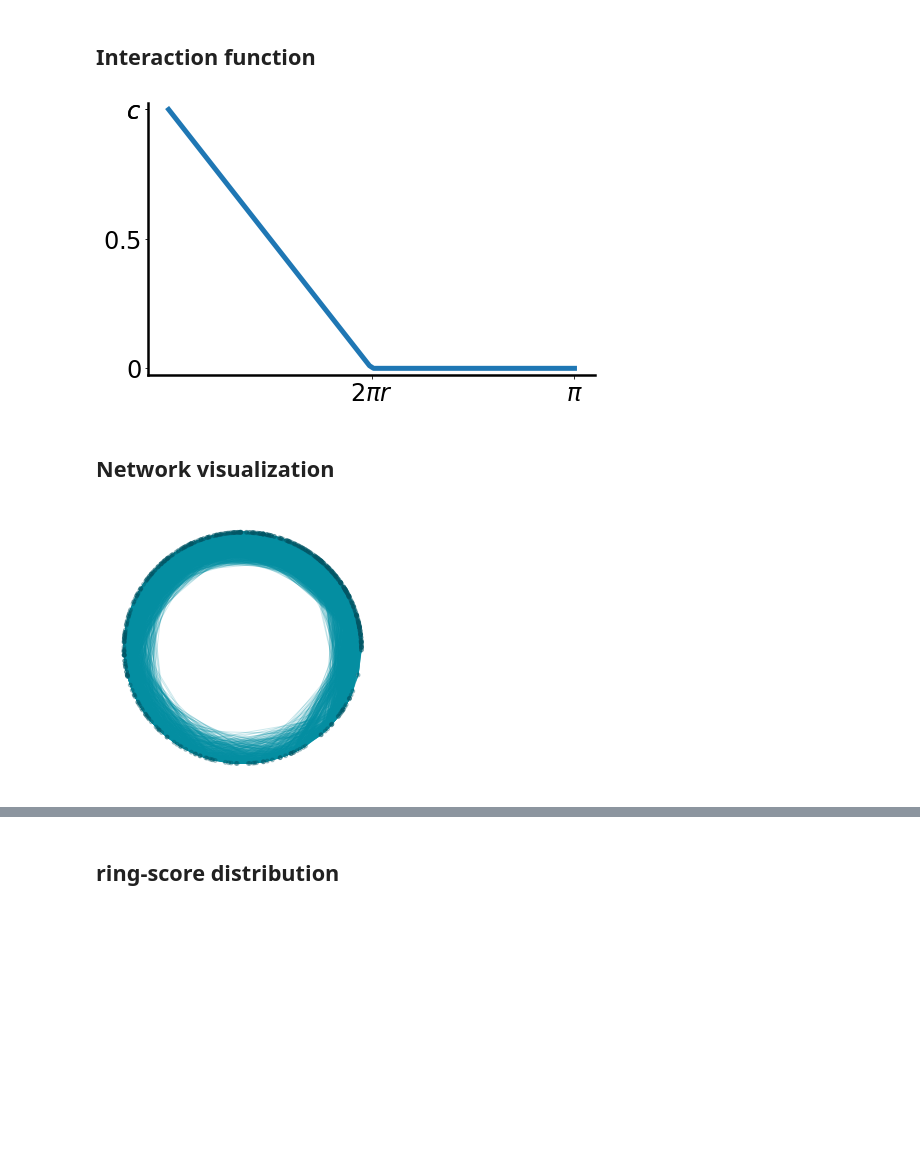
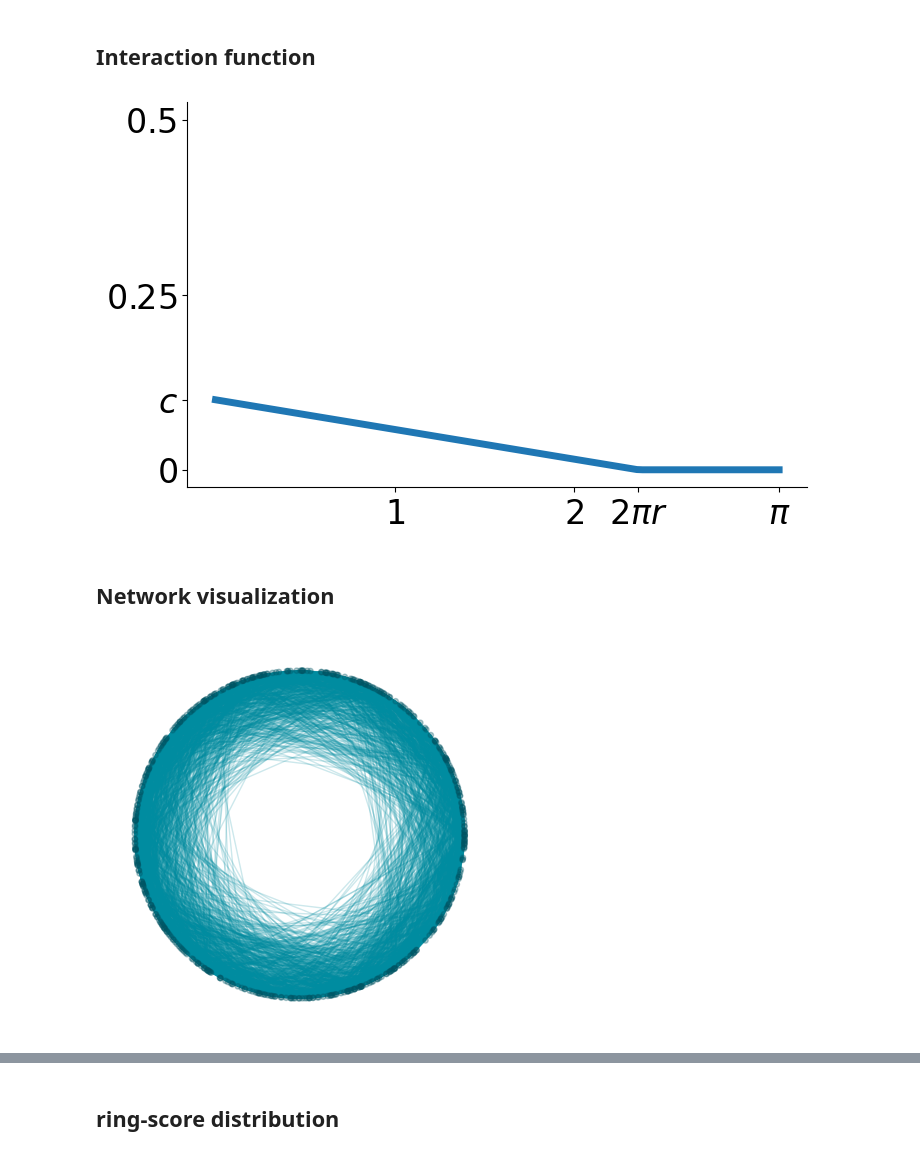
Before and after one commit to ClusterDuck123/ringity, a Jupyter notebook: doc/paper_figures/Fig3-network_model_parameters.ipynb, the cells around one changed output, grey strips where cells are left out. Saved outputs shown, nothing was run; the diff lists cells and outputs as text; code cells hidden in the pictures; blank space fills up the shorter version.

Commit message:
refinded set_theme() function

```diff
--- a/doc/paper_figures/Fig3-network_model_parameters.ipynb
+++ b/doc/paper_figures/Fig3-network_model_parameters.ipynb
@@ -2,31 +2,38 @@
 import time
 import numpy as np
 import pandas as pd
-import ringity as rng
 import seaborn as sns
 import networkx as nx
 import matplotlib.pyplot as plt
 
+from tqdm import tqdm
 from pathlib import Path
-from collections import Counter
-from collections import defaultdict
-from ringity.generators.utils.param_utils import rate_to_beta, beta_to_rate
+from itertools import product
+from collections import Counter, defaultdict
+
+# ringity imports
+import ringity as rng
+import ringity.utils.plotting as rplotting
+import ringity.networks.networkmodel.transformations as rtrafos
+
+from ringity.utils import exceptions as rexceptions
+
+rplotting.set_theme()
+DIRNAME_DATA = Path.cwd().parent / 'data'
 # %% [markdown]
 ## Model parameters
 # %%
 N = 2**9
 
 config_dict = {
-
-# MADE IT TO FIGURE
     'default' : {
-        'c' : 1,
+        'c' : 0.1,
         'r' : 0.25,
         'beta' : 1,
         'rho' : None,
     },
     'longerResponse' : {
-        'c' : 1,
+        'c' : 0.1,
         'r' : 0.375,
         'beta' : 1,
         'rho' : None,
@@ -38,7 +45,7 @@ config_dict = {
         'rho' : None,
     },
     'shorterDelay' : {
-        'c' : 1,
+        'c' : 0.1,
         'r' : 0.25,
         'beta' : 0.75,
         'rho' : None,
@@ -50,19 +57,19 @@ config_dict = {
         'rho' : 0.025,
     },
     'shorterResponse' : {
-        'c' : 1,
+        'c' : 0.1,
         'r' : 0.125,
         'beta' : 1,
         'rho' : None,
     },
     'evenLongerResponse' : {
-        'c' : 1,
+        'c' : 0.1,
         'r' : 0.75,
         'beta' : 1,
         'rho' : None,
     },
     'evenShorterDelay' : {
-        'c' : 1,
+        'c' : 0.1,
         'r' : 0.25,
         'beta' : 0.5,
         'rho' : None,
@@ -83,7 +90,7 @@ config_dict = {
 # %% [markdown]
 ## Default model
 # %%
-configuration = 'shorterDelay'
+configuration = 'longerResponse'
 
 kwargs = config_dict[configuration]
 # %%
@@ -124,23 +131,23 @@ beta = rate_to_beta(builder.rate)
 # %%
 x = np.linspace(0, np.pi, 100)
 y = c*(1-x/(2*np.pi*r)).clip(0)
 
 fig_func, ax = plt.subplots(figsize = (8,5))
 
 ax.plot(x, y, linewidth = 5)
 
 
-plt.xticks([2*np.pi*r, np.pi], [r'$2\pi r$', r'$\pi$'])
-plt.yticks([0, 0.5, 1, c], [r'$0$', r'$0.5$', r'$1$', r'$c$'])
+plt.xticks([1, 2, 2*np.pi*r, np.pi], [r'$1$', r'$2$', r'$2\pi r$', r'$\pi$'])
+plt.yticks([0, 0.25, 0.5, 1, c], [r'$0$', r'$0.25$', r'$0.5$', r'$1$', r'$c$'])
 
-ax.set_ylim(-0.025, 1.025)
+ax.set_ylim(-0.025, max(0.5, c) + 0.025)
 
 ax.spines['right'].set_visible(False)
 ax.spines['top'].set_visible(False)
 
-rng.ax_setup(ax)
+# rng.utils.plotting.styling.ax_setup(ax)
 # %% [output]
-[figure, old version]
+[figure, new version]
 # %% [markdown]
 ## Network visualization
 # %%
@@ -151,7 +158,7 @@ ax.set_ylim(-1.175,1.175)
 
 rng.plot_nx(G, ax=ax, pos = circ_layout)
 # %% [output]
-[figure, old version]
+[figure, new version]
 # %%
 netviz_spri_fig, ax = plt.subplots(figsize = (5,5))
 
```
Also changed, not shown: parts of 9 cells of this notebook, 2 other files.
